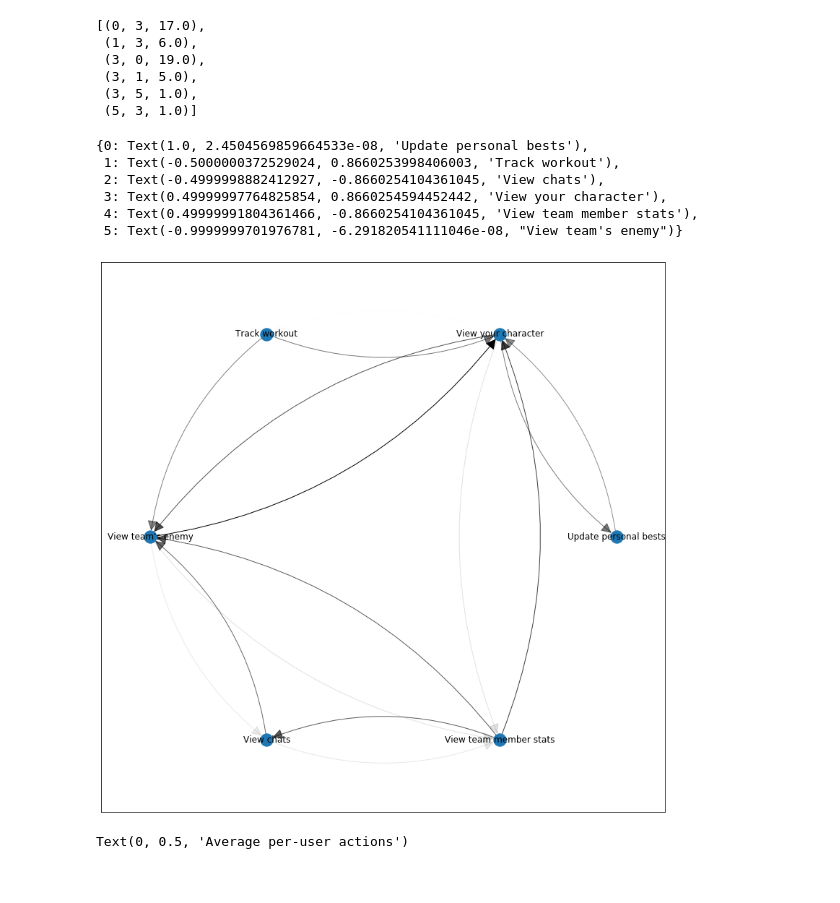
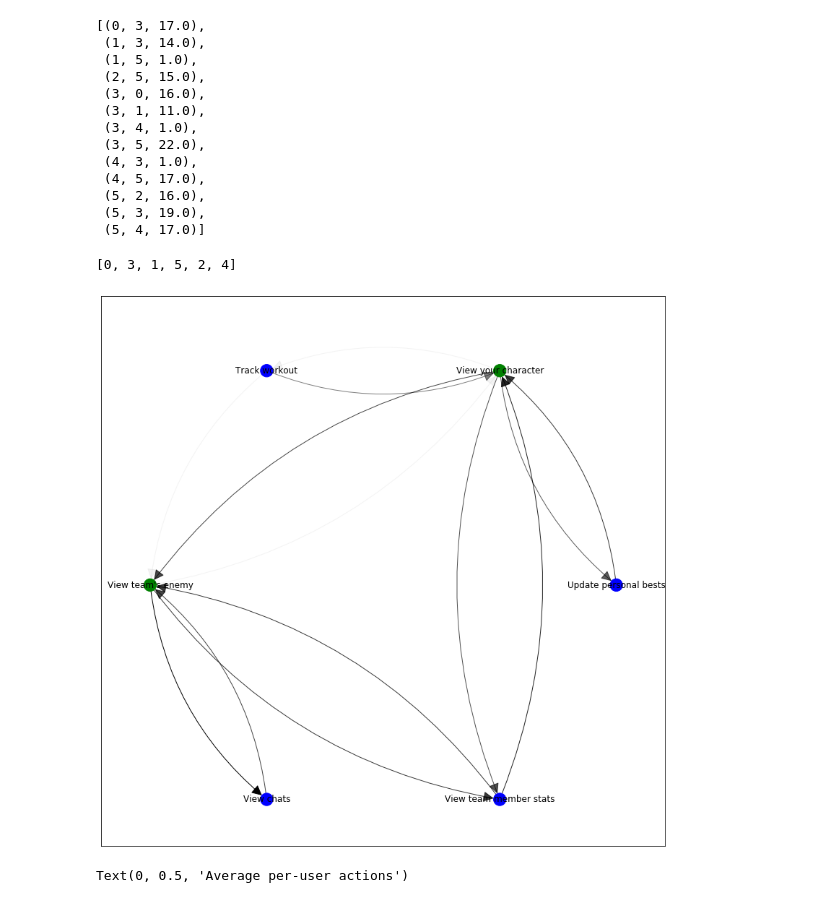
Before and after one commit to EerikSaksi/stat_buff, a Jupyter notebook: data/data_analysis.ipynb, the cells around one changed output. Cells and saved outputs as stored; diff of their text form; code cells hidden in the pictures.

```diff
--- a/data/data_analysis.ipynb
+++ b/data/data_analysis.ipynb
@@ -150,39 +150,45 @@ def getTupleForMemberSize(num_members):
         c = non_0[1][t]
         tuples.append((r, c, section_before_after[r][c]))
     return tuples
-getTupleForMemberSize(0)
 # %% [output]
 [(0, 3, 17.0),
- (1, 3, 6.0),
- (3, 0, 19.0),
- (3, 1, 5.0),
- (3, 5, 1.0),
- (5, 3, 1.0)]
+ (1, 3, 14.0),
+ (1, 5, 1.0),
+ (2, 5, 15.0),
+ (3, 0, 16.0),
+ (3, 1, 11.0),
+ (3, 4, 1.0),
+ (3, 5, 22.0),
+ (4, 3, 1.0),
+ (4, 5, 17.0),
+ (5, 2, 16.0),
+ (5, 3, 19.0),
+ (5, 4, 17.0)]
-# %%
-FG = nx.DiGraph()
-FG.add_weighted_edges_from(tuples)
-max_val = section_before_after.max()
-plt.figure(3,figsize=(14,14))
-arcs = nx.draw_networkx_edges(FG, pos=nx.circular_layout(FG), connectionstyle="arc3,rad=0.2", arrowsize = 30 )
-for i, arc in enumerate(arcs):  # change alpha values of arcs
-    arc.set_alpha(tuples[i][2] / max_val)
-
-arcs = nx.draw_networkx_nodes(FG, pos=nx.circular_layout(FG))
-label_mapping = {0:"Update personal bests",
-                 1:"Track workout",
-                 2:"View chats",
-                 3:"View your character",
-                 4:"View team member stats",
-                 5:"View team's enemy",}
-nx.draw_networkx_labels(FG, nx.circular_layout(FG), label_mapping)
-# %% [output]
-{0: Text(1.0, 2.4504569859664533e-08, 'Update personal bests'),
- 1: Text(-0.5000000372529024, 0.8660253998406003, 'Track workout'),
- 2: Text(-0.4999998882412927, -0.8660254104361045, 'View chats'),
- 3: Text(0.49999997764825854, 0.8660254594452442, 'View your character'),
- 4: Text(0.49999991804361466, -0.8660254104361045, 'View team member stats'),
- 5: Text(-0.9999999701976781, -6.291820541111046e-08, "View team's enemy")}
-[figure, removed]
+# %%
+label_mapping = {0: "Update personal bests",
+                 1: "Track workout",
+                 2: "View chats",
+                 3: "View your character",
+                 4: "View team member stats",
+                 5: "View team's enemy"}
+colors = ["blue", "green", "blue", "green", "blue", "blue"]
+def graph_tuples(tuples):
+    FG = nx.DiGraph()
+    FG.add_weighted_edges_from(tuples)
+    print(FG.nodes())
+    max_val = max([t[2] for t in tuples])
+    plt.figure(figsize=(14,14))
+    arcs = nx.draw_networkx_edges(FG, pos=nx.circular_layout(FG), connectionstyle="arc3,rad=0.2", arrowsize = 30 )
+    for i, arc in enumerate(arcs):  # change alpha values of arcs
+        arc.set_alpha(tuples[i][2] / max_val)
+    arcs = nx.draw_networkx_nodes(FG, pos=nx.circular_layout(FG), node_color = colors)
+    nx.draw_networkx_labels(FG, nx.circular_layout(FG), labels = label_mapping)
+
+
+graph_tuples(getTupleForMemberSize(2))
+# %% [output]
+[0, 3, 1, 5, 2, 4]
+[figure, added]
 # %%
 to_plot = user_with_counts.groupby('Number of members').mean()
 ax = to_plot.plot.bar(width = 0.7, title = "Average per-user app actions based on team size")
```
Also changed, not shown: parts of 4 cells of this notebook, 2 other files.
